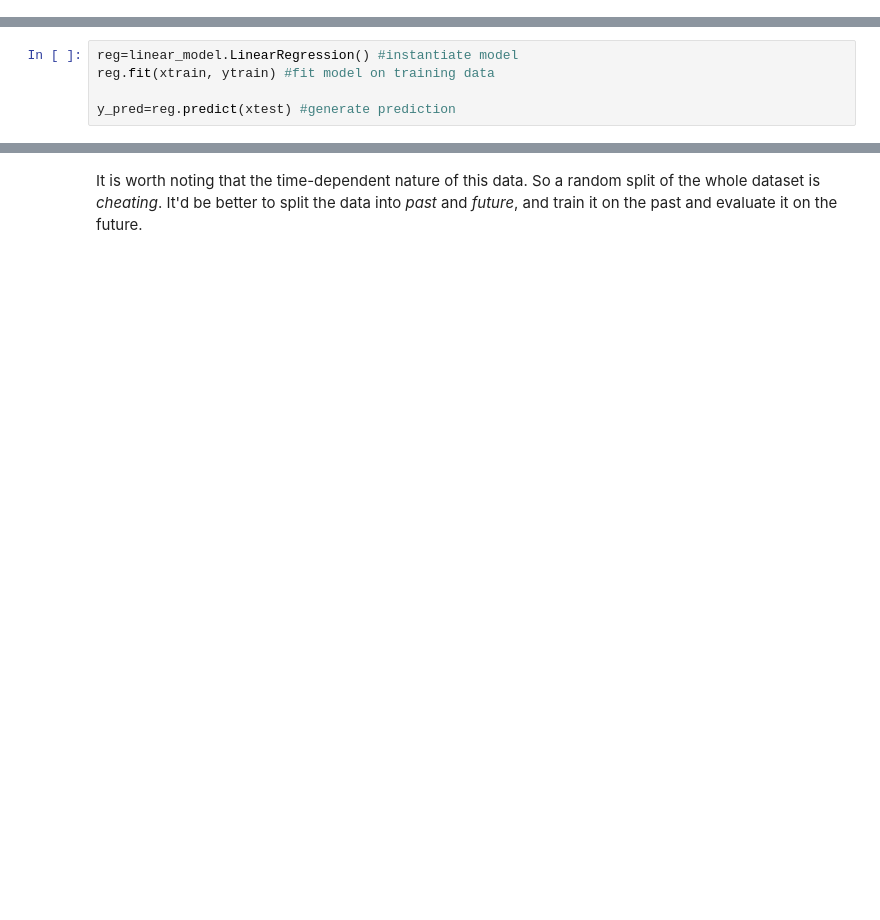
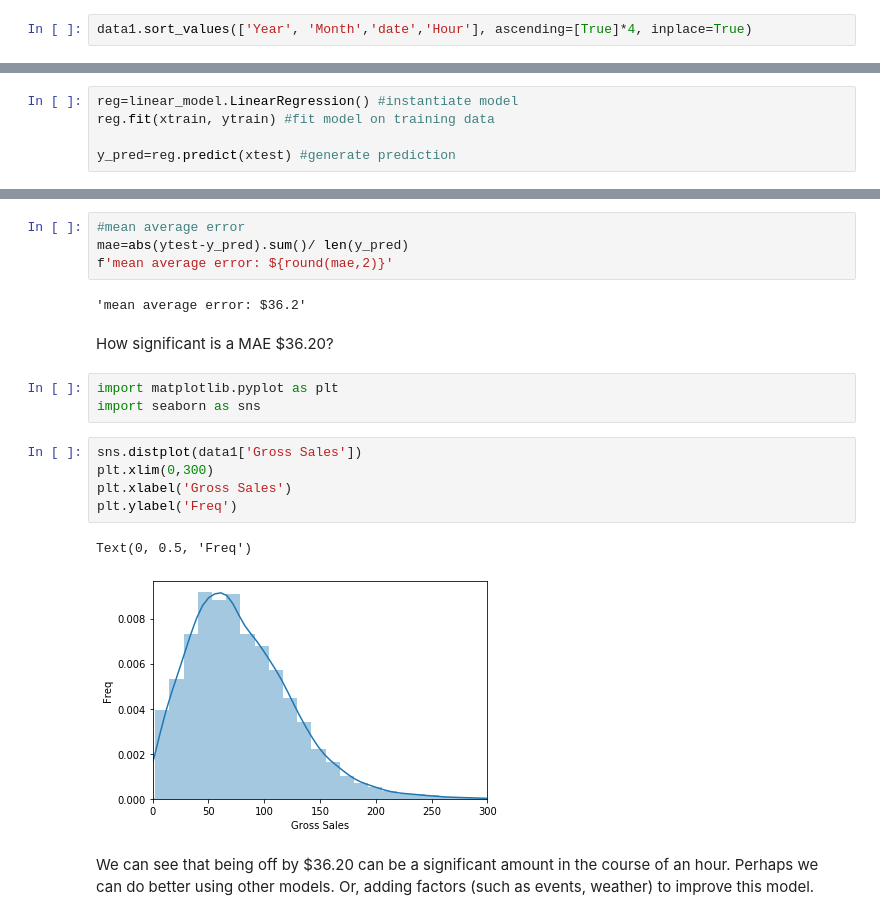
Before and after one commit to jtwang1027/business_analysis, a Jupyter notebook: multiple_linear_regression.ipynb, the cells around one changed output, grey strips where cells are left out. Drawn from its saved outputs; the diff is of its cells as text; blank space fills up the shorter version.

```diff
--- a/multiple_linear_regression.ipynb
+++ b/multiple_linear_regression.ipynb
@@ -28,0 +37,2 @@ data1.sample(10)
+# %%
+data1.sort_values(['Year', 'Month','date','Hour'], ascending=[True]*4, inplace=True)
@@ -46,2 +86,21 @@ f'RMSE: ${round(mse,2)}'
-# %% [markdown]
-It is worth noting that the time-dependent nature of this data. So a random split of the whole dataset is *cheating*. It'd be better to split the data into *past* and *future*, and train it on the past and evaluate it on the future.
+# %%
+#mean average error
+mae=abs(ytest-y_pred).sum()/ len(y_pred)
+f'mean average error: ${round(mae,2)}'
+# %% [output]
+'mean average error: $36.2'
+# %% [markdown]
+How significant is a MAE $36.20?
+# %%
+import matplotlib.pyplot as plt
+import seaborn as sns
+# %%
+sns.distplot(data1['Gross Sales'])
+plt.xlim(0,300)
+plt.xlabel('Gross Sales')
+plt.ylabel('Freq')
+# %% [output]
+Text(0, 0.5, 'Freq')
+[figure, added]
+# %% [markdown]
+We can see that being off by $36.20 can be a significant amount in the course of an hour. Perhaps we can do better using other models. Or, adding factors (such as events, weather) to improve this model.
```
Also changed, not shown: parts of 11 cells of this notebook.
